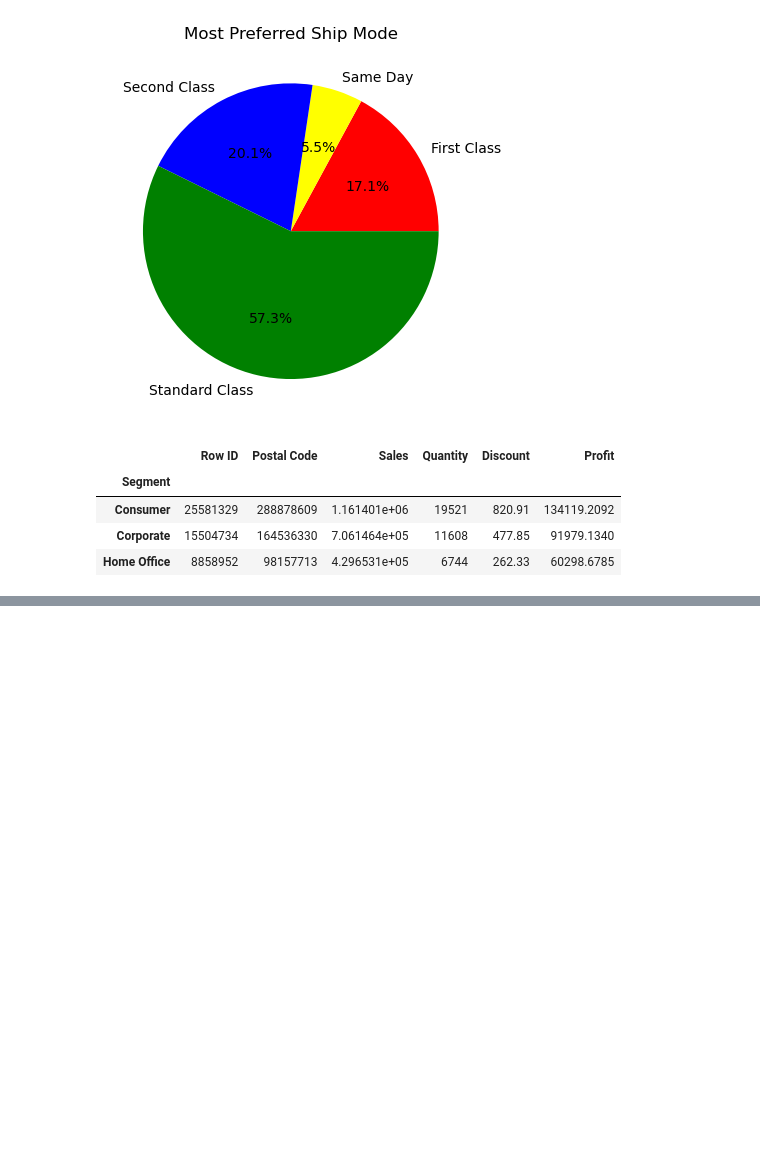
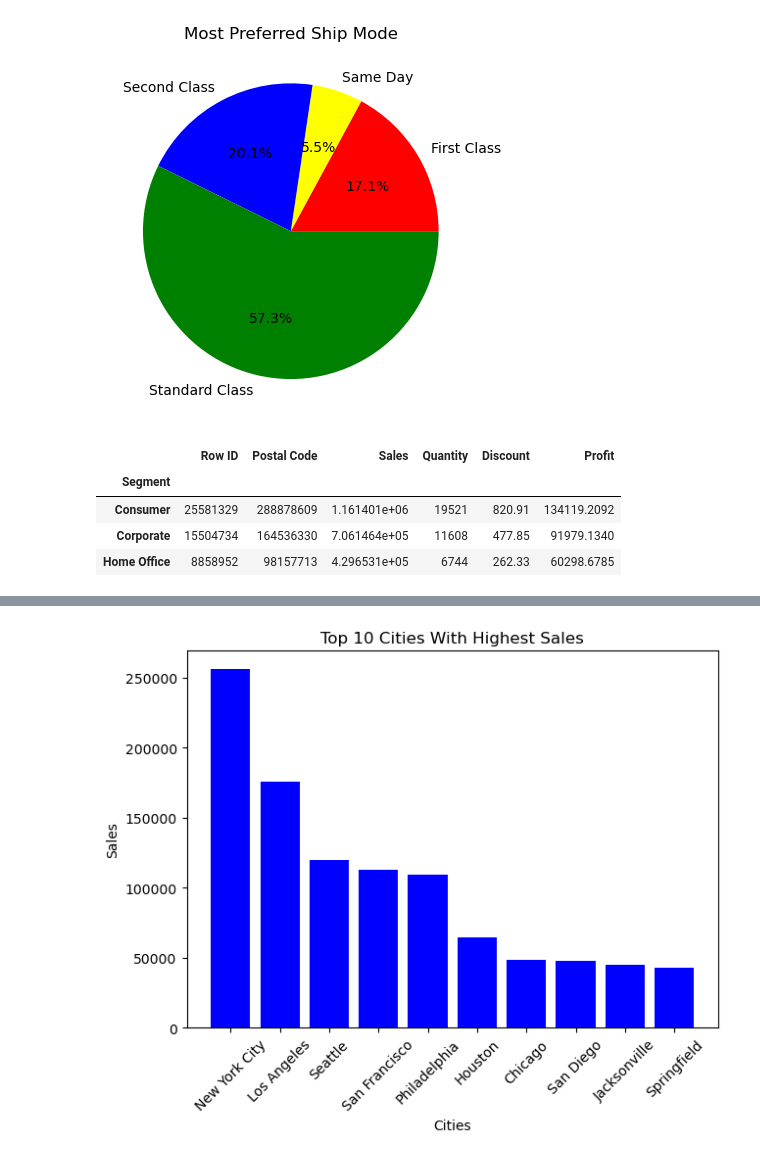
Before and after one commit to Gabby1937/Super_Store_Analysis, a Jupyter notebook: SuperStoreAnalysis.ipynb, the cells around one changed output, grey strips where cells are left out. Saved outputs shown, nothing was run; the diff lists cells and outputs as text; code cells hidden in the pictures; blank space fills up the shorter version.

```diff
--- a/SuperStoreAnalysis.ipynb
+++ b/SuperStoreAnalysis.ipynb
@@ -108,0 +136,4 @@ plt
+# %%
+city = data.groupby(by="City").sum()
+
+city
@@ -108,0 +155,4 @@ plt
+# %%
+top10_cities = city.sort_values(by="Sales", ascending=False).head(10)
+
+top10_cities
@@ -108,0 +172,13 @@ plt
+# %%
+values = top10_cities.Sales
+labels = top10_cities.Sales.index
+# %%
+plt.figure(figsize=(7, 5))
+plt.bar(labels, values, color='blue')
+plt.xlabel('Cities')
+plt.ylabel("Sales")
+plt.xticks(rotation=45)
+plt.title("Top 10 Cities With Highest Sales")
+plt.show()
+# %% [output]
+[figure, added]
```
Also changed, not shown: parts of 27 cells of this notebook.
